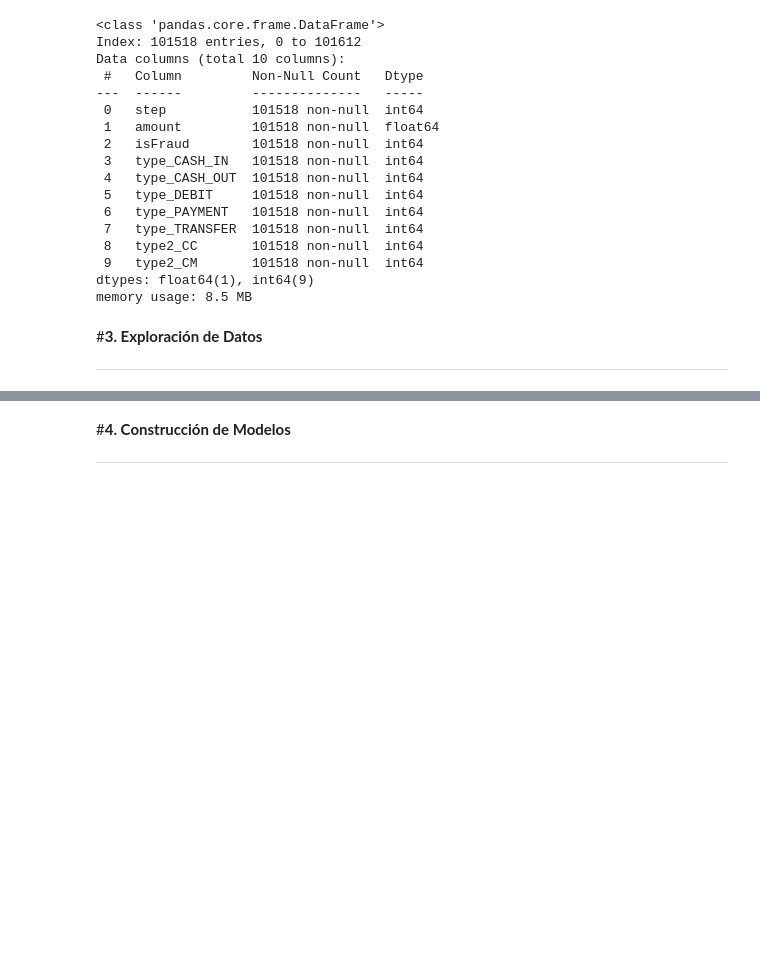
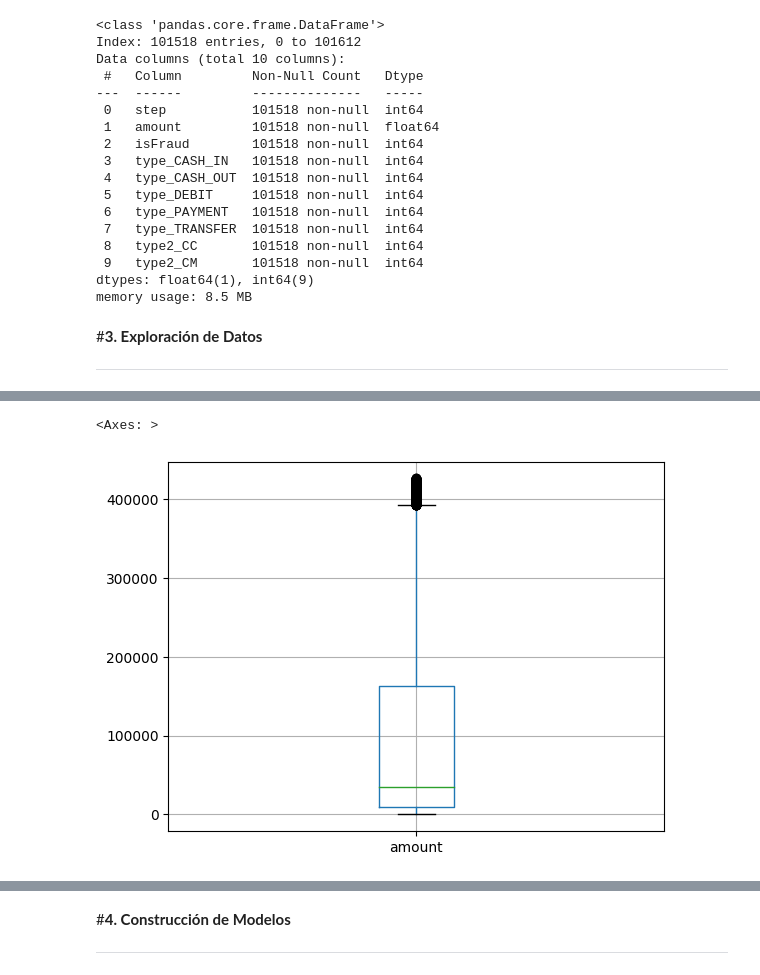
Before and after one commit to SebastianBenini/Financial_Fraud_Detection, a Jupyter notebook: Financial_Fraud_Detection.ipynb, the cells around one changed output, grey strips where cells are left out. Cells and saved outputs as stored; diff of their text form; code cells hidden in the pictures; blank space fills up the shorter version.

```diff
--- a/Financial_Fraud_Detection.ipynb
+++ b/Financial_Fraud_Detection.ipynb
@@ -194,0 +158,22 @@ memory usage: 8.5 MB
+# %%
+df_banco[df_banco["amount"]>=500000].shape
+#observo que 6850 registros van a ser dropeadas, lo cual no afecta a la base de datos original la cual cuenta como ya vimos con 100.000 registros
+#realizare un
+
+def boxploting():
+  global df_banco
+  amount = df_banco["amount"]
+  q1 = amount.quantile(.25)
+  q3 = amount.quantile(.75)
+  iiq = q3 - q1
+  limite_inferior = q1 - 1.5 * iiq
+  limite_superior = q3 + 1.5 * iiq
+  select = ((amount >= limite_inferior) & (amount <= limite_superior))
+  df_banco = df_banco[select]
+# %%
+boxploting()
+df_banco.boxplot(["amount"])
+#Observemos que ahora que la mayor frecuencia de montos es de entre 20.000 y 160.000
+# %% [output]
+<Axes: >
+[figure, added]
```
Also changed, not shown: parts of 15 cells of this notebook.
